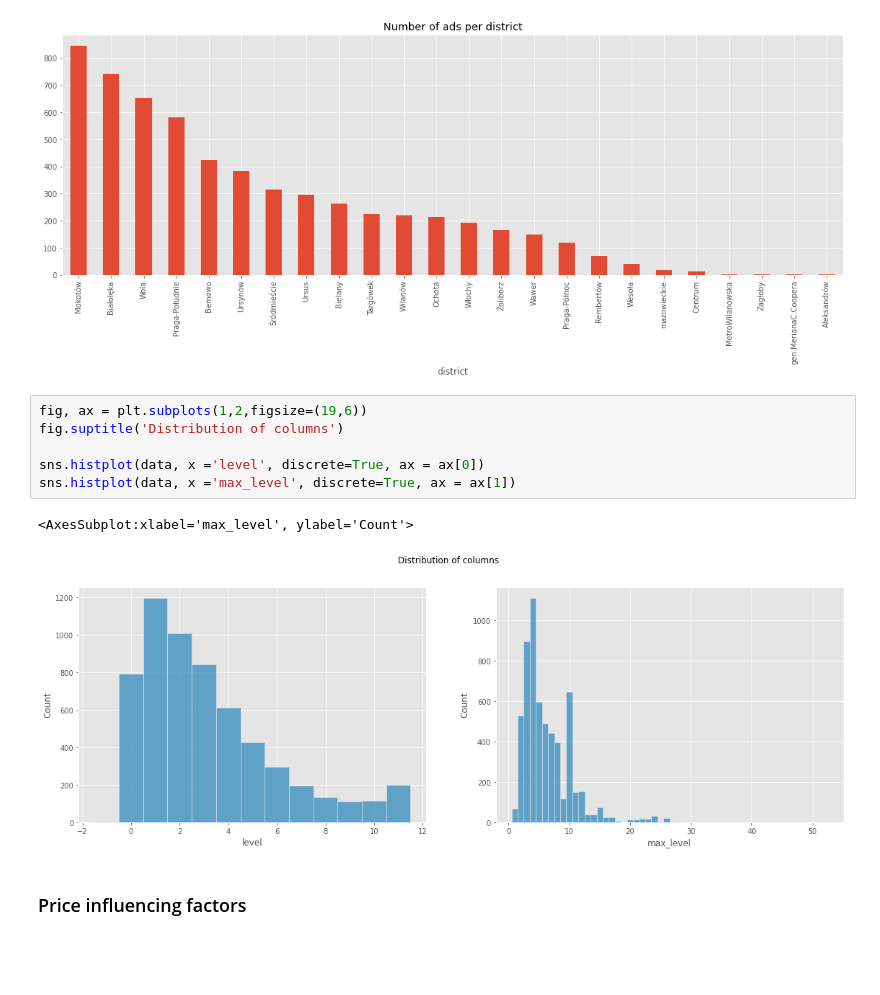
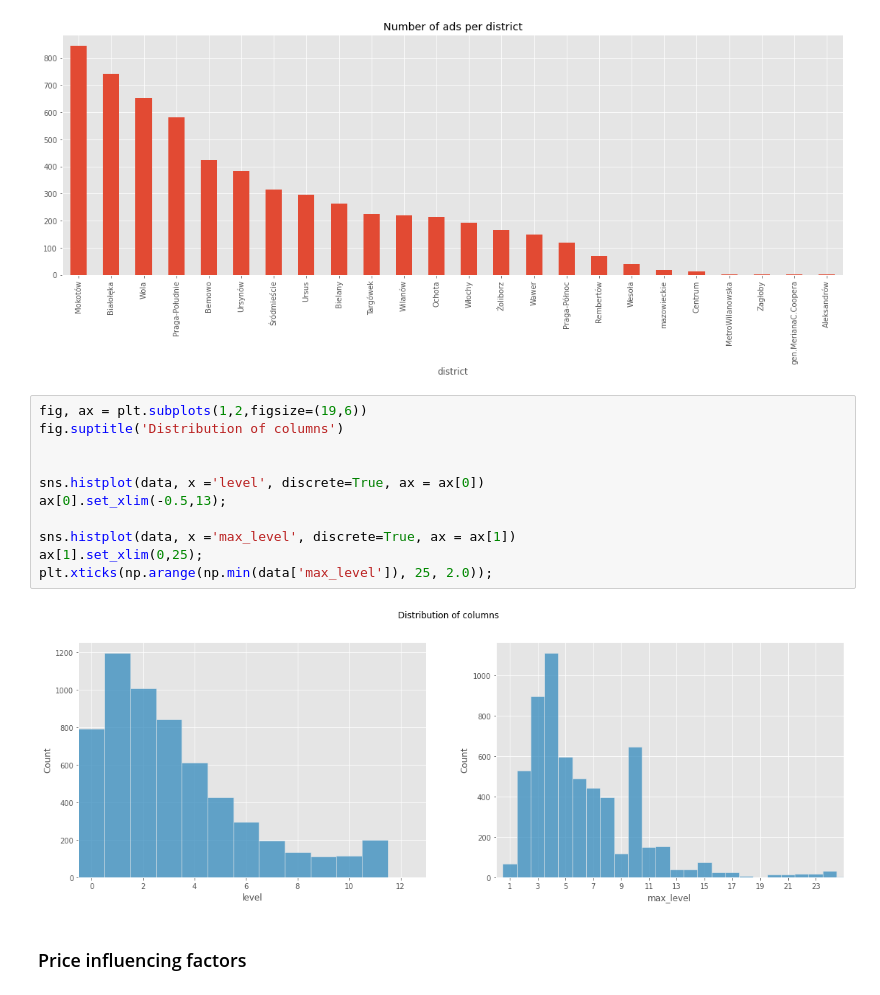
Before and after one commit to CarJung/Uni, a Jupyter notebook: Warsaw_flats/Report.ipynb, the cells around one changed output. Saved outputs shown, nothing was run; the diff lists cells and outputs as text; blank space fills up the shorter version.

Commit message:
distribution plots adjustment

```diff
--- a/Warsaw_flats/Report.ipynb
+++ b/Warsaw_flats/Report.ipynb
@@ -94,12 +106,16 @@ data.groupby('district')['Price'].agg(len).sort_values(ascending=False).plot(kin
 # %%
 fig, ax = plt.subplots(1,2,figsize=(19,6))
 fig.suptitle('Distribution of columns')
 
+
 sns.histplot(data, x ='level', discrete=True, ax = ax[0])
+ax[0].set_xlim(-0.5,13);
+
 sns.histplot(data, x ='max_level', discrete=True, ax = ax[1])
+ax[1].set_xlim(0,25);
+plt.xticks(np.arange(np.min(data['max_level']), 25, 2.0));
 # %% [output]
-<AxesSubplot:xlabel='max_level', ylabel='Count'>
-[figure, old version]
+[figure, new version]
 # %% [markdown]
 ### Price influencing factors
 # %% [markdown]
```
Also changed, not shown: parts of 3 cells of this notebook.
